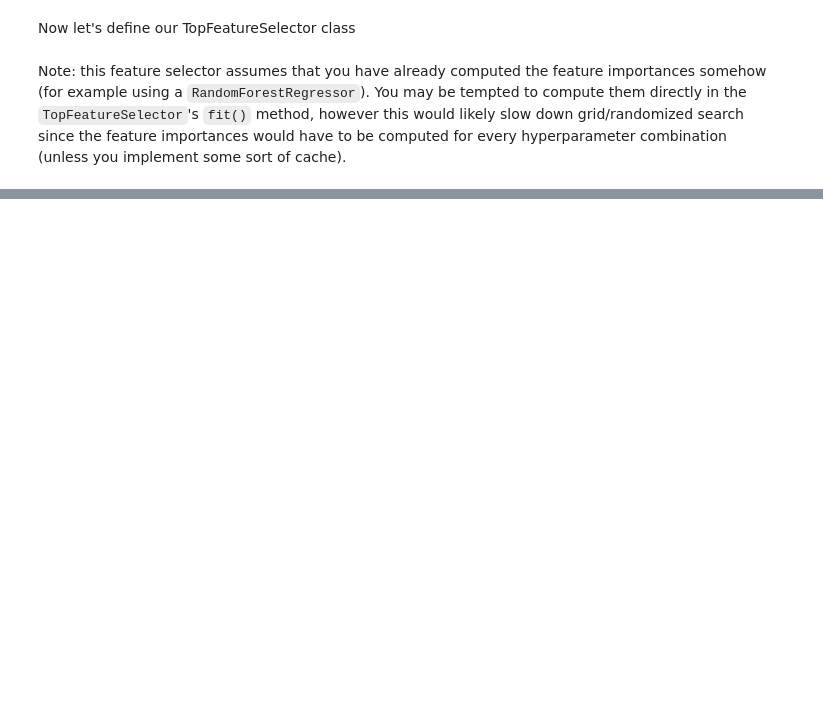
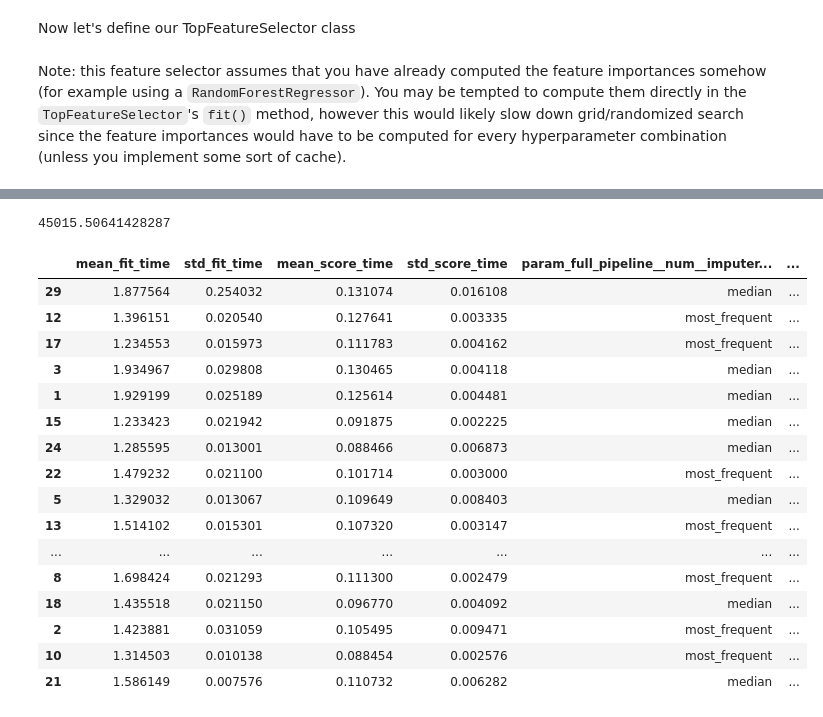
Before and after one commit to nhdquyen/Traditional-ML-on-House-Price-Prediction, a Jupyter notebook: House_Price_Prediction_Traditional_ML.ipynb, the cells around one changed output, grey strips where cells are left out. Saved outputs shown, nothing was run; the diff lists cells and outputs as text; code cells hidden in the pictures; blank space fills up the shorter version.

```diff
--- a/House_Price_Prediction_Traditional_ML.ipynb
+++ b/House_Price_Prediction_Traditional_ML.ipynb
@@ -1633,0 +1591,19 @@ Let's try to finetune the best possible model for this dataset. Here a few thing
+# %%
+# Since we are not using Random Forest, let's work on feature importances infered from LGBM's best result
+rnd_params_1 = {'full_pipeline__num__imputer__strategy': ['mean', 'most_frequent','median'],
+               'feature_selector__k': np.arange(k,len(LGBM_feature_weights)),
+               'final_model__n_estimators': np.arange(150, 400),
+               #'final_model__learning_rate': np.linspace(0, 0.8, 10),
+               'final_model__max_depth': np.arange(30,150)
+               }
+
+rnd_search_1 = RandomizedSearchCV(final_pipeline,
+                                  rnd_params_1,
+                                  n_iter = 30,
+                                  cv = 5,
+                                  scoring = 'neg_mean_squared_error',
+                                  random_state = 42,
+                                  n_jobs = -1,
+                                  error_score = 'raise')
+
+rnd_search_1.fit(housing, housing_labels) # NOTE: change back to housing train set as we fit with a new pipeline
@@ -1633,0 +1638,3 @@ Let's try to finetune the best possible model for this dataset. Here a few thing
+# %%
+housing['ocean_proximity'].replace({'ISLAND': 'INLAND'}, inplace = True)
+housing[housing['ocean_proximity'] == 'ISLAND']
@@ -1633,0 +1659,42 @@ Let's try to finetune the best possible model for this dataset. Here a few thing
+# %%
+rnd_params_2 = {'full_pipeline__num__imputer__strategy': ['most_frequent','median'], # take out 'mean' as it doesnt appear often at top ranks
+               'feature_selector__k': np.arange(8,15),
+               'final_model__n_estimators': np.arange(300, 450),
+               'final_model__learning_rate': np.linspace(0.1, 0.8, 10),
+               'final_model__max_depth': np.arange(50,150)
+               }
+
+rnd_search_2 = RandomizedSearchCV(final_pipeline,
+                                  rnd_params_2,
+                                  n_iter = 30,
+                                  cv = 5,
+                                  scoring = 'neg_mean_squared_error',
+                                  random_state = 99,
+                                  n_jobs = -1,
+                                  error_score = 'raise')
+
+rnd_search_2.fit(housing, housing_labels)
+best_score_2 = (-rnd_search_2.best_score_)**.5
+best_score_2
+# %% [output]
+45015.50641428287
+# %%
+pd.DataFrame(rnd_search_2.cv_results_).sort_values('rank_test_score')
+# %% [output]
+|  | mean_fit_time | std_fit_time | mean_score_time | std_score_time | param_full_pipeline__num__imputer... | ... |
+| 29 | 1.877564 | 0.254032 | 0.131074 | 0.016108 | median | ... |
+| 12 | 1.396151 | 0.020540 | 0.127641 | 0.003335 | most_frequent | ... |
+| 17 | 1.234553 | 0.015973 | 0.111783 | 0.004162 | most_frequent | ... |
+| 3 | 1.934967 | 0.029808 | 0.130465 | 0.004118 | median | ... |
+| 1 | 1.929199 | 0.025189 | 0.125614 | 0.004481 | median | ... |
+| 15 | 1.233423 | 0.021942 | 0.091875 | 0.002225 | median | ... |
+| 24 | 1.285595 | 0.013001 | 0.088466 | 0.006873 | median | ... |
+| 22 | 1.479232 | 0.021100 | 0.101714 | 0.003000 | most_frequent | ... |
+| 5 | 1.329032 | 0.013067 | 0.109649 | 0.008403 | median | ... |
+| 13 | 1.514102 | 0.015301 | 0.107320 | 0.003147 | most_frequent | ... |
+| ... | ... | ... | ... | ... | ... | ... |
+| 8 | 1.698424 | 0.021293 | 0.111300 | 0.002479 | most_frequent | ... |
+| 18 | 1.435518 | 0.021150 | 0.096770 | 0.004092 | median | ... |
+| 2 | 1.423881 | 0.031059 | 0.105495 | 0.009471 | most_frequent | ... |
+| 10 | 1.314503 | 0.010138 | 0.088454 | 0.002576 | most_frequent | ... |
+| 21 | 1.586149 | 0.007576 | 0.110732 | 0.006282 | median | ... |
```
Also changed, not shown: parts of 126 cells of this notebook.
